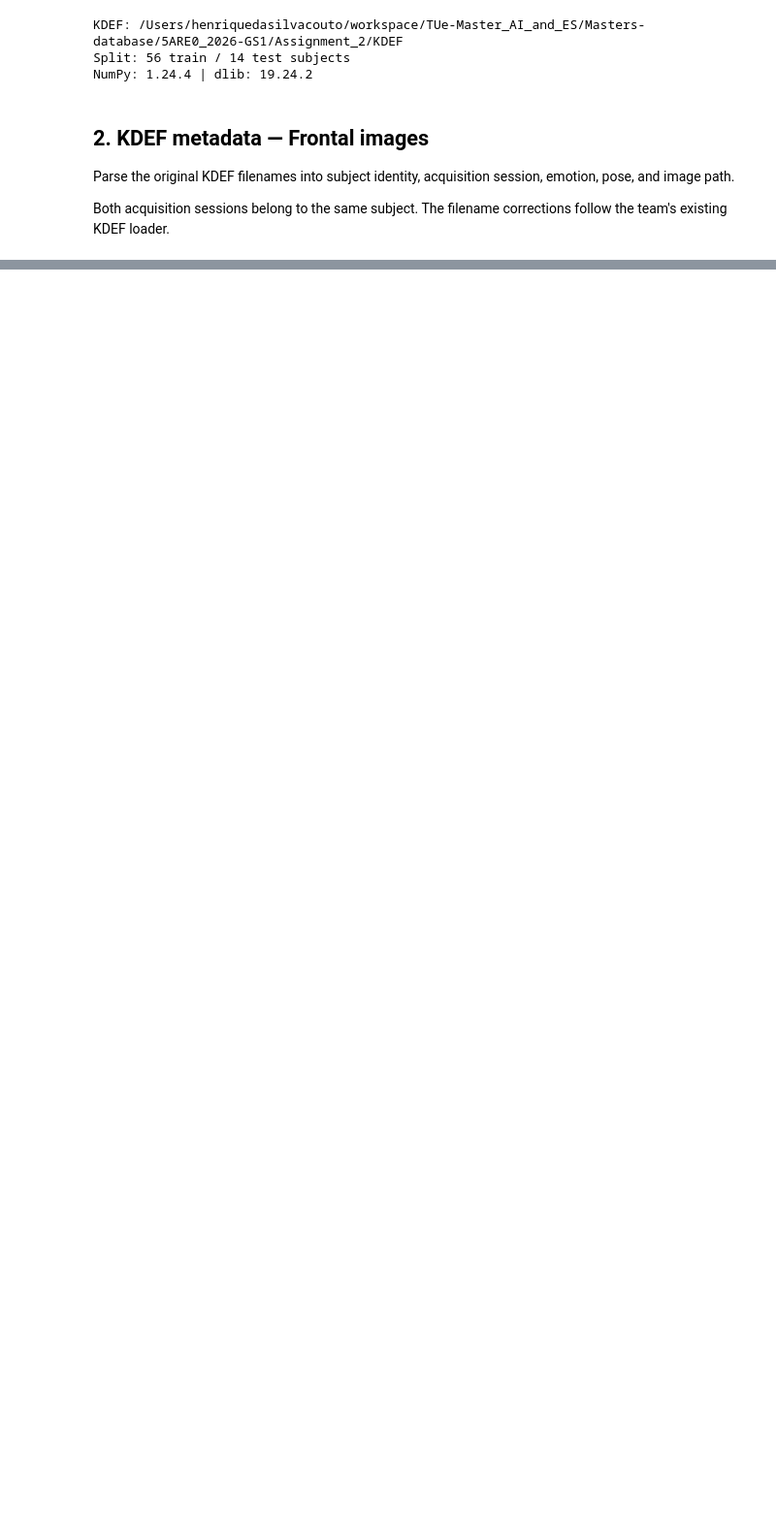
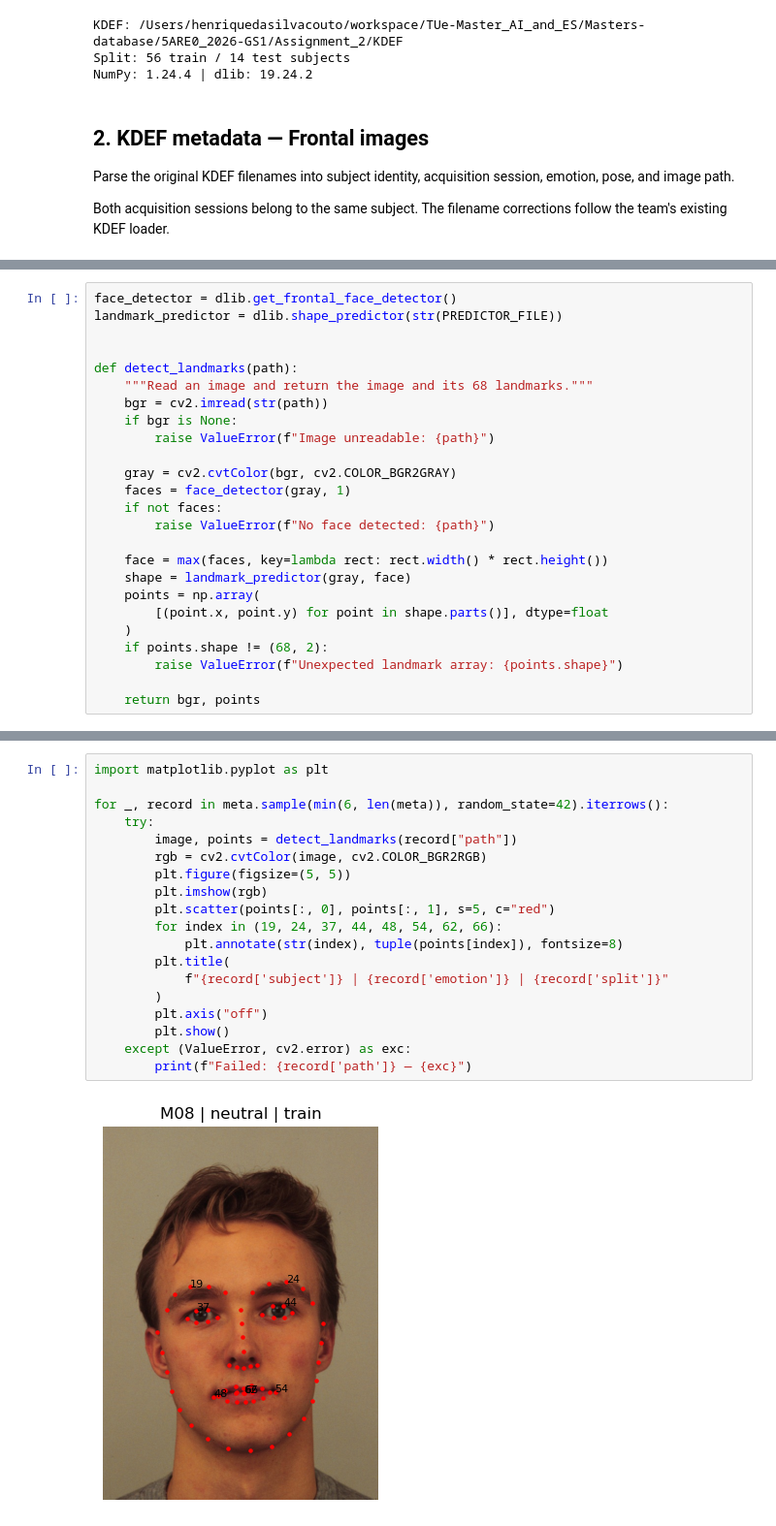
Before and after one commit to thesuacar/ml-emotionalrecognition, a Jupyter notebook: notebooks/phase5_fuzzy_kdef.ipynb, the cells around one changed output, grey strips where cells are left out. Shown at 97% size. Cells and saved outputs as stored; diff of their text form; blank space fills up the shorter version.

Commit message:
check landmark detection manually + whole notebook skeleton

```diff
--- a/notebooks/phase5_fuzzy_kdef.ipynb
+++ b/notebooks/phase5_fuzzy_kdef.ipynb
@@ -139,0 +222,25 @@ Name: emotion, dtype: int64
+# %%
+face_detector = dlib.get_frontal_face_detector()
+landmark_predictor = dlib.shape_predictor(str(PREDICTOR_FILE))
+
+
+def detect_landmarks(path):
+    """Read an image and return the image and its 68 landmarks."""
+    bgr = cv2.imread(str(path))
+    if bgr is None:
+        raise ValueError(f"Image unreadable: {path}")
+
+    gray = cv2.cvtColor(bgr, cv2.COLOR_BGR2GRAY)
+    faces = face_detector(gray, 1)
+    if not faces:
+        raise ValueError(f"No face detected: {path}")
+
+    face = max(faces, key=lambda rect: rect.width() * rect.height())
+    shape = landmark_predictor(gray, face)
+    points = np.array(
+        [(point.x, point.y) for point in shape.parts()], dtype=float
+    )
+    if points.shape != (68, 2):
+        raise ValueError(f"Unexpected landmark array: {points.shape}")
+
+    return bgr, points
@@ -139,0 +251,21 @@ Name: emotion, dtype: int64
+# %%
+import matplotlib.pyplot as plt
+
+for _, record in meta.sample(min(6, len(meta)), random_state=42).iterrows():
+    try:
+        image, points = detect_landmarks(record["path"])
+        rgb = cv2.cvtColor(image, cv2.COLOR_BGR2RGB)
+        plt.figure(figsize=(5, 5))
+        plt.imshow(rgb)
+        plt.scatter(points[:, 0], points[:, 1], s=5, c="red")
+        for index in (19, 24, 37, 44, 48, 54, 62, 66):
+            plt.annotate(str(index), tuple(points[index]), fontsize=8)
+        plt.title(
+            f"{record['subject']} | {record['emotion']} | {record['split']}"
+        )
+        plt.axis("off")
+        plt.show()
+    except (ValueError, cv2.error) as exc:
+        print(f"Failed: {record['path']} — {exc}")
+# %% [output]
+[figure, added]
```
Also changed, not shown: parts of 34 cells of this notebook, 1 other file.
